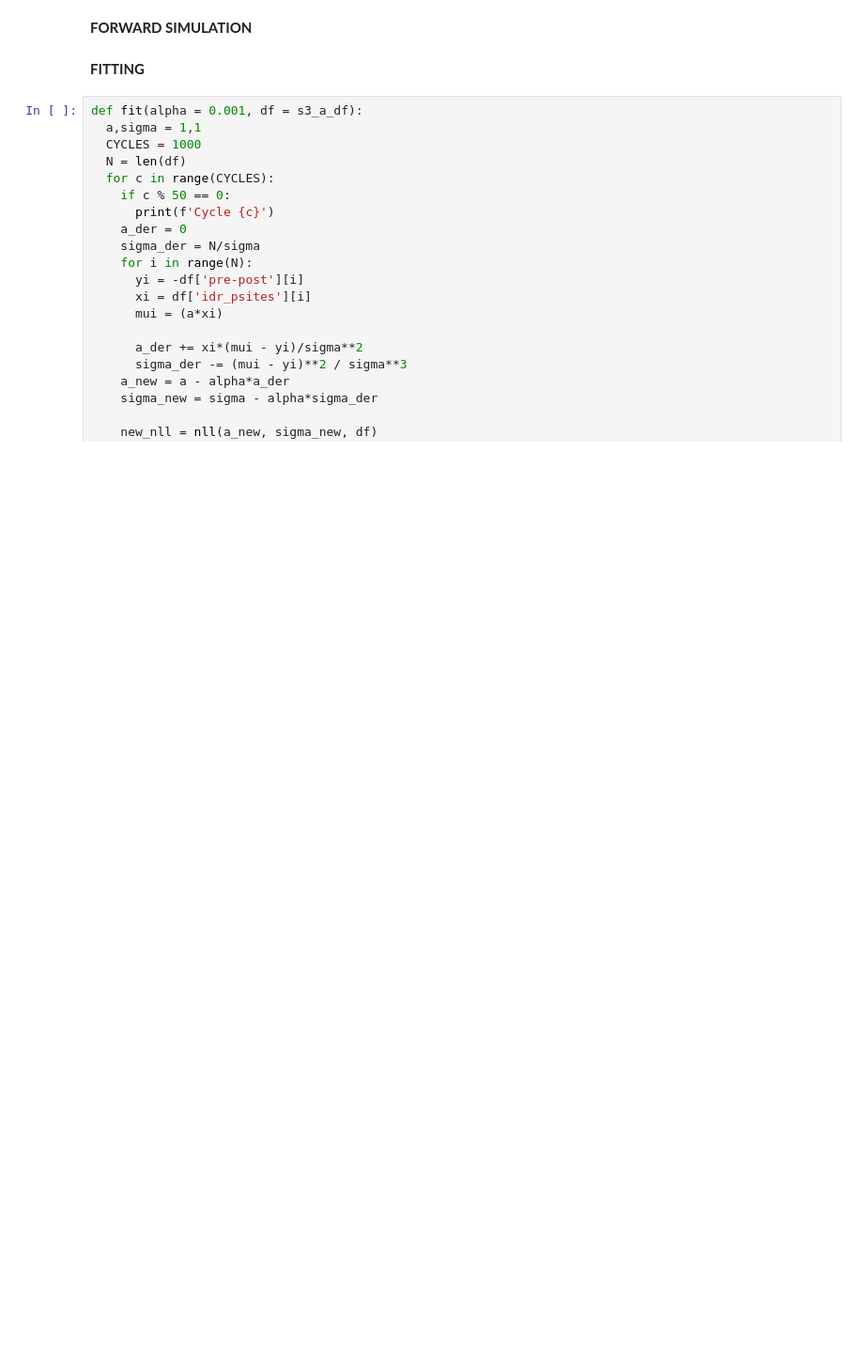
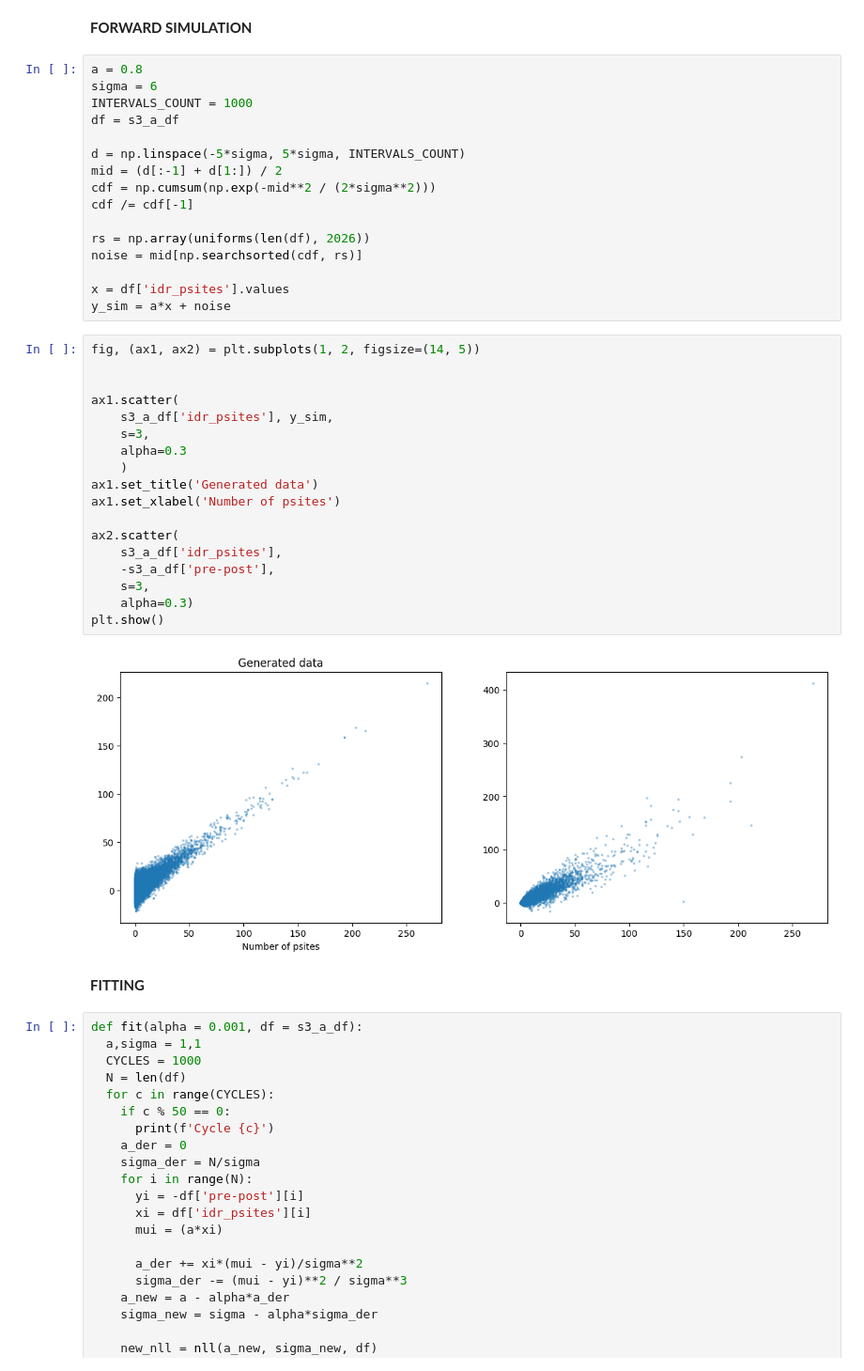
Before and after one commit to Laura-Filkova/CB2330-KICKASS-PROJECT, a Jupyter notebook: project.ipynb, the cells around one changed output. Shown at 94% size. Drawn from its saved outputs; the diff is of its cells as text; blank space fills up the shorter version.

```diff
--- a/project.ipynb
+++ b/project.ipynb
@@ -113,5 +131,41 @@ def show_fitted_line(a, df = s3_a_df, func = linear):
 # %% [markdown]
 **FORWARD SIMULATION**
+# %%
+a = 0.8
+sigma = 6
+INTERVALS_COUNT = 1000
+df = s3_a_df
+
+d = np.linspace(-5*sigma, 5*sigma, INTERVALS_COUNT)
+mid = (d[:-1] + d[1:]) / 2
+cdf = np.cumsum(np.exp(-mid**2 / (2*sigma**2)))
+cdf /= cdf[-1]
+
+rs = np.array(uniforms(len(df), 2026))
+noise = mid[np.searchsorted(cdf, rs)]
+
+x = df['idr_psites'].values
+y_sim = a*x + noise
+# %%
+fig, (ax1, ax2) = plt.subplots(1, 2, figsize=(14, 5))
+
+
+ax1.scatter(
+    s3_a_df['idr_psites'], y_sim,
+    s=3,
+    alpha=0.3
+    )
+ax1.set_title('Generated data')
+ax1.set_xlabel('Number of psites')
+
+ax2.scatter(
+    s3_a_df['idr_psites'],
+    -s3_a_df['pre-post'],
+    s=3,
+    alpha=0.3)
+plt.show()
+# %% [output]
+[figure, added]
 # %% [markdown]
 **FITTING**
 # %%
```
Also changed, not shown: parts of 3 cells of this notebook.
